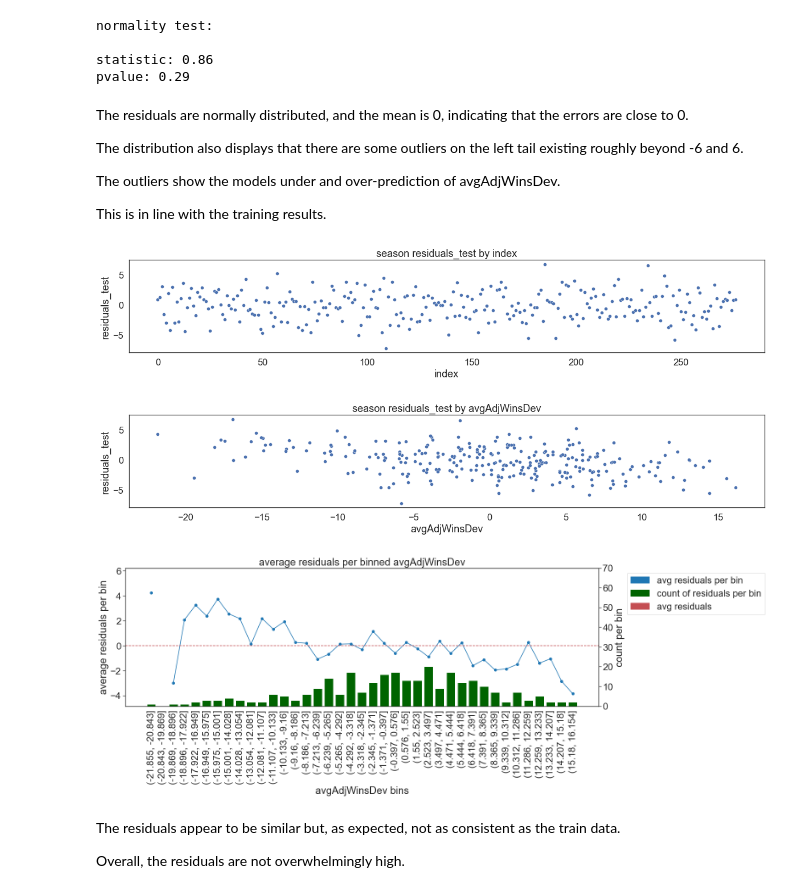
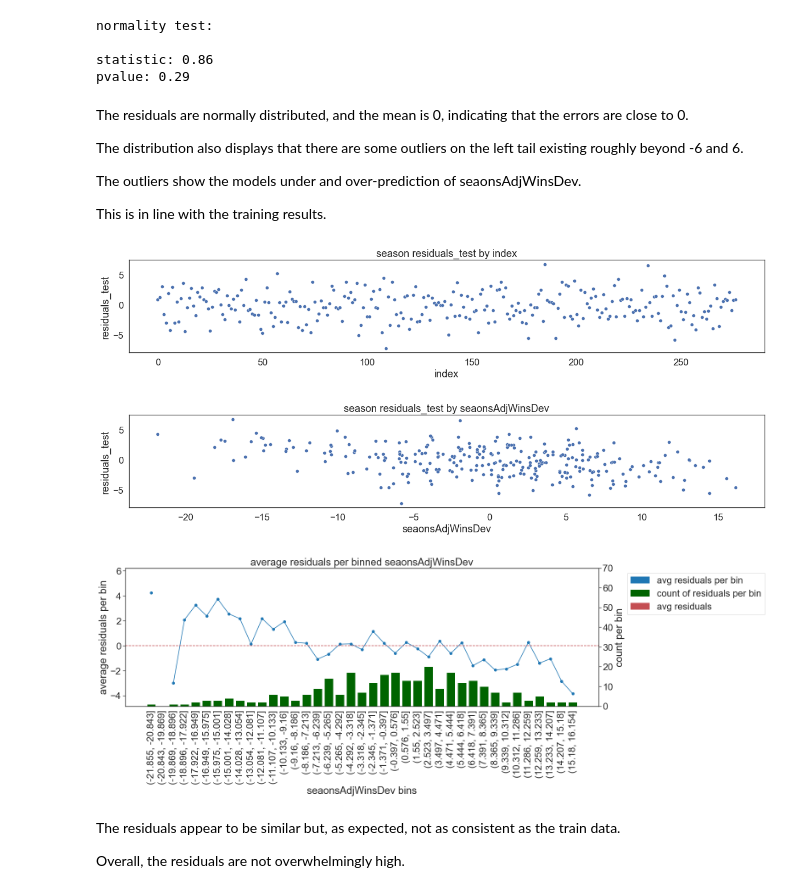
Before and after one commit to joseppbenvenuto/NHL_ML_Analysis, a Jupyter notebook: Regression_Analysis/NHL_1983_2021_Multiple_Linear_Regression.ipynb, the cells around one changed output. Drawn from its saved outputs; the diff is of its cells as text; code cells hidden in the pictures.

```diff
--- a/Regression_Analysis/NHL_1983_2021_Multiple_Linear_Regression.ipynb
+++ b/Regression_Analysis/NHL_1983_2021_Multiple_Linear_Regression.ipynb
@@ -174,7 +174,7 @@ col_length = len(vif_df.columns)
 
 vif = calculate_vif(
     X = vif_df,
-    target = 'avgAdjWinsDev',
+    target = 'seaonsAdjWinsDev',
     threshold = 5,
     feature_elim = col_length
 )
@@ -237,7 +236,7 @@ print('\n','<------------------------------------ Train Data -------------------
 # Remove list of features from train data to accomodate VIF score threshold
 train_set_df = train_set_df.drop(vif[0] + ['power_play_percentage'], axis = 1, errors = 'ignore')
 X_train_df = train_set_df[train_set_df.columns[0:-1]]
-y_train_df = train_set_df[['avgAdjWinsDev']]
+y_train_df = train_set_df[['seaonsAdjWinsDev']]
 
 print(X_train_df.info())
 display(X_train_df.head())
@@ -249,7 +248,7 @@ print('\n','<------------------------------------ Test Data --------------------
 # Remove list of features from test data to accomodate VIF score threshold
 test_set_df = test_set_df.drop(vif[0] + ['power_play_percentage'], axis = 1, errors = 'ignore')
 X_test_df = test_set_df[test_set_df.columns[0:-1]]
-y_test_df = test_set_df[['avgAdjWinsDev']]
+y_test_df = test_set_df[['seaonsAdjWinsDev']]
 
 print(X_test_df.info())
 display(X_test_df.head())
@@ -652,11 +651,11 @@ y_pred_test = regressor.predict(X_test)
 y_pred_test_df = pd.DataFrame(y_pred_test, columns = ['predictions_test']).reset_index()
 
 # Create a single data frame with all prediction and actual y data for test data
-y_test_df = pd.DataFrame(y_test, columns = ['avgAdjWinsDev']).reset_index()
+y_test_df = pd.DataFrame(y_test, columns = ['seaonsAdjWinsDev']).reset_index()
 pred_test_df = pd.merge(y_pred_test_df, y_test_df, on = 'index')
 y_pred_test_df = y_pred_test_df.drop(['index'], axis = 1, errors = 'ignore')
 y_test_df = y_test_df.drop(['index'], axis = 1, errors = 'ignore')
-pred_test_df['residuals_test'] = pred_test_df['predictions_test'] - pred_test_df['avgAdjWinsDev']
+pred_test_df['residuals_test'] = pred_test_df['predictions_test'] - pred_test_df['seaonsAdjWinsDev']
 
 print('\n')
 pred_test_df.info()
@@ -713,7 +712,7 @@ The residuals are normally distributed, and the mean is 0, indicating that the e
 
 The distribution also displays that there are some outliers on the left tail existing roughly beyond -6 and 6.
 
-The outliers show the models under and over-prediction of avgAdjWinsDev.
+The outliers show the models under and over-prediction of seaonsAdjWinsDev.
 
 This is in line with the training results.
 # %%
@@ -722,38 +721,38 @@ target_univariate_scatter(
     df = pred_test_df,
     x = 'index',
     y = 'residuals_test',
     length = 3,
     width = 20,
     font = 1.5
 )
 
-# residuals_test by avgAdjWinsDev scatter plot
+# residuals_test by seaonsAdjWinsDev scatter plot
 target_univariate_scatter(
     df = pred_test_df,
-    x = 'avgAdjWinsDev',
+    x = 'seaonsAdjWinsDev',
     y = 'residuals_test',
     length = 3,
     width = 20,
     font = 1.5
 )
 
 # Residual means and counts plot
 residual_means_counts_plot(
     df = pred_test_df,
-    X = 'avgAdjWinsDev',
+    X = 'seaonsAdjWinsDev',
     res = 'residuals_test',
     ymin1 = -1,
     ymax1 = 2,
     ymin2 = 0,
     ymax2 = 50,
     font = 2,
     length = 6,
     width = 20
 )
 # %% [output]
 [figure]
-[figure, old version]
+[figure, new version]
-[figure, old version]
+[figure, new version]
 # %% [markdown]
 The residuals appear to be similar but, as expected, not as consistent as the train data.
 
```
Also changed, not shown: parts of 22 cells of this notebook, 15 other files.
